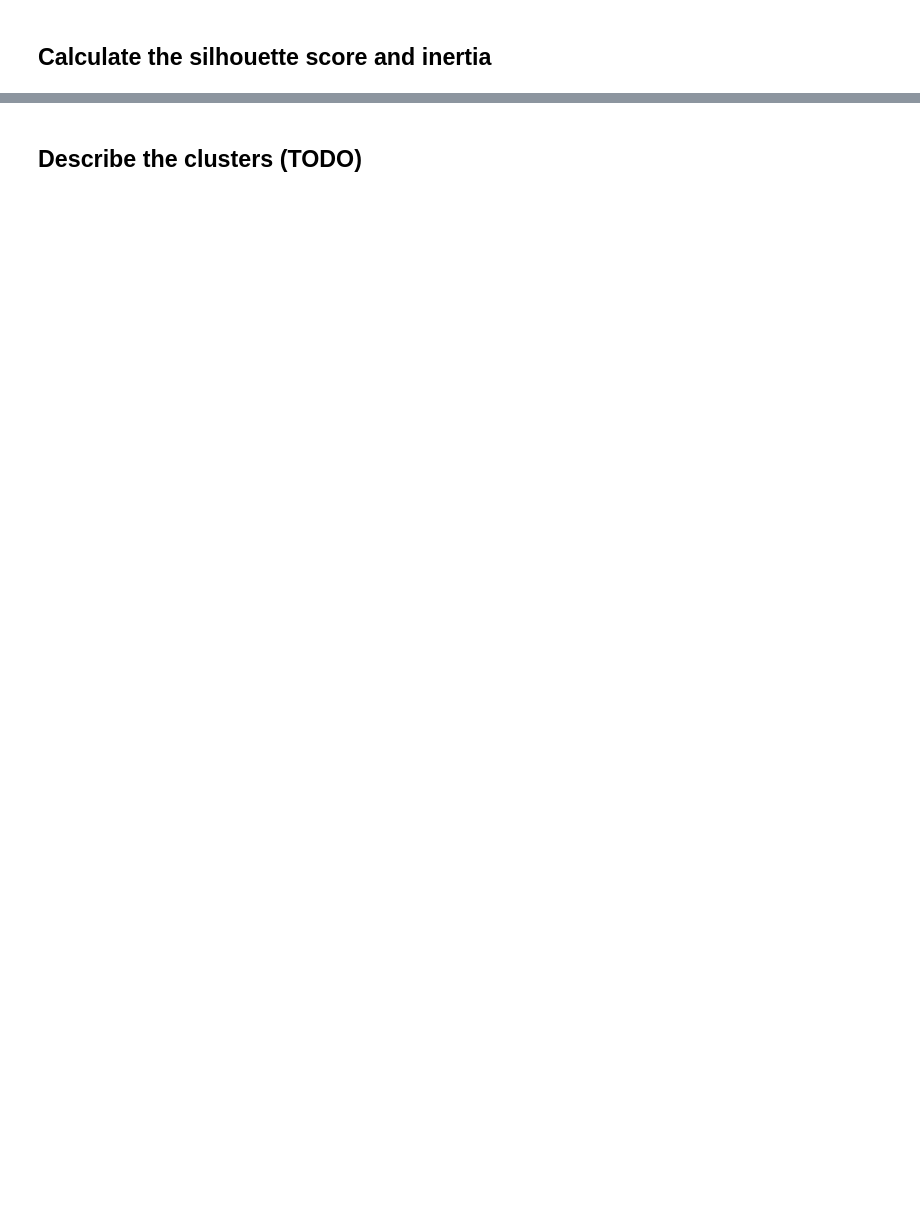
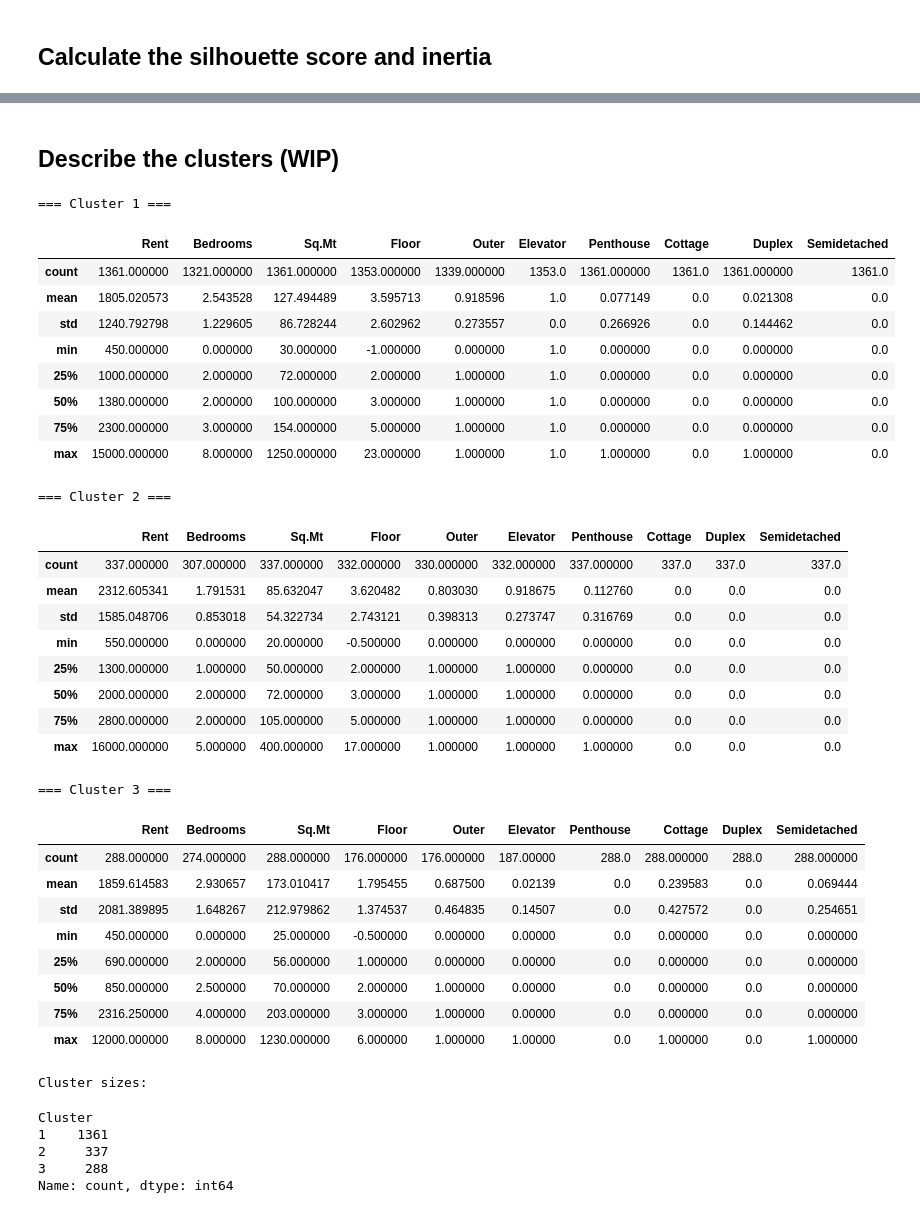
Before and after one commit to luisguareschi/group-project-ml-1, a Jupyter notebook: segmentation-lg.ipynb, the cells around one changed output, grey strips where cells are left out. Cells and saved outputs as stored; diff of their text form; code cells hidden in the pictures; blank space fills up the shorter version.

```diff
--- a/segmentation-lg.ipynb
+++ b/segmentation-lg.ipynb
@@ -263,2 +264,53 @@ Inertia: 787.315
 # %% [markdown]
-## Describe the clusters (TODO)
+## Describe the clusters (WIP)
+# %%
+# Describe each cluster group by showing summary statistics for each cluster
+
+# List of columns to describe (excluding Id and Cluster)
+columns_to_describe = [col for col in df_original.columns if col not in ['Id', 'Cluster']]
+
+# Group by cluster and describe
+for cluster_num in sorted(df_original['Cluster'].unique()):
+    print(f"\n=== Cluster {cluster_num} ===")
+    display(df_original[df_original['Cluster'] == cluster_num][columns_to_describe].describe())
+
+# Optionally, show the count of rows per cluster again for reference
+print("\nCluster sizes:")
+display(df_original['Cluster'].value_counts().sort_index())
+# %% [output]
+=== Cluster 1 ===
+|  | Rent | Bedrooms | Sq.Mt | Floor | Outer | Elevator | Penthouse | Cottage | Duplex | Semidetached |
+| count | 1361.000000 | 1321.000000 | 1361.000000 | 1353.000000 | 1339.000000 | 1353.0 | 1361.000000 | 1361.0 | 1361.000000 | 1361.0 |
+| mean | 1805.020573 | 2.543528 | 127.494489 | 3.595713 | 0.918596 | 1.0 | 0.077149 | 0.0 | 0.021308 | 0.0 |
+| std | 1240.792798 | 1.229605 | 86.728244 | 2.602962 | 0.273557 | 0.0 | 0.266926 | 0.0 | 0.144462 | 0.0 |
+| min | 450.000000 | 0.000000 | 30.000000 | -1.000000 | 0.000000 | 1.0 | 0.000000 | 0.0 | 0.000000 | 0.0 |
+| 25% | 1000.000000 | 2.000000 | 72.000000 | 2.000000 | 1.000000 | 1.0 | 0.000000 | 0.0 | 0.000000 | 0.0 |
+| 50% | 1380.000000 | 2.000000 | 100.000000 | 3.000000 | 1.000000 | 1.0 | 0.000000 | 0.0 | 0.000000 | 0.0 |
+| 75% | 2300.000000 | 3.000000 | 154.000000 | 5.000000 | 1.000000 | 1.0 | 0.000000 | 0.0 | 0.000000 | 0.0 |
+| max | 15000.000000 | 8.000000 | 1250.000000 | 23.000000 | 1.000000 | 1.0 | 1.000000 | 0.0 | 1.000000 | 0.0 |
+=== Cluster 2 ===
+|  | Rent | Bedrooms | Sq.Mt | Floor | Outer | Elevator | Penthouse | Cottage | Duplex | Semidetached |
+| count | 337.000000 | 307.000000 | 337.000000 | 332.000000 | 330.000000 | 332.000000 | 337.000000 | 337.0 | 337.0 | 337.0 |
+| mean | 2312.605341 | 1.791531 | 85.632047 | 3.620482 | 0.803030 | 0.918675 | 0.112760 | 0.0 | 0.0 | 0.0 |
+| std | 1585.048706 | 0.853018 | 54.322734 | 2.743121 | 0.398313 | 0.273747 | 0.316769 | 0.0 | 0.0 | 0.0 |
+| min | 550.000000 | 0.000000 | 20.000000 | -0.500000 | 0.000000 | 0.000000 | 0.000000 | 0.0 | 0.0 | 0.0 |
+| 25% | 1300.000000 | 1.000000 | 50.000000 | 2.000000 | 1.000000 | 1.000000 | 0.000000 | 0.0 | 0.0 | 0.0 |
+| 50% | 2000.000000 | 2.000000 | 72.000000 | 3.000000 | 1.000000 | 1.000000 | 0.000000 | 0.0 | 0.0 | 0.0 |
+| 75% | 2800.000000 | 2.000000 | 105.000000 | 5.000000 | 1.000000 | 1.000000 | 0.000000 | 0.0 | 0.0 | 0.0 |
+| max | 16000.000000 | 5.000000 | 400.000000 | 17.000000 | 1.000000 | 1.000000 | 1.000000 | 0.0 | 0.0 | 0.0 |
+=== Cluster 3 ===
+|  | Rent | Bedrooms | Sq.Mt | Floor | Outer | Elevator | Penthouse | Cottage | Duplex | Semidetached |
+| count | 288.000000 | 274.000000 | 288.000000 | 176.000000 | 176.000000 | 187.00000 | 288.0 | 288.000000 | 288.0 | 288.000000 |
+| mean | 1859.614583 | 2.930657 | 173.010417 | 1.795455 | 0.687500 | 0.02139 | 0.0 | 0.239583 | 0.0 | 0.069444 |
+| std | 2081.389895 | 1.648267 | 212.979862 | 1.374537 | 0.464835 | 0.14507 | 0.0 | 0.427572 | 0.0 | 0.254651 |
+| min | 450.000000 | 0.000000 | 25.000000 | -0.500000 | 0.000000 | 0.00000 | 0.0 | 0.000000 | 0.0 | 0.000000 |
+| 25% | 690.000000 | 2.000000 | 56.000000 | 1.000000 | 0.000000 | 0.00000 | 0.0 | 0.000000 | 0.0 | 0.000000 |
+| 50% | 850.000000 | 2.500000 | 70.000000 | 2.000000 | 1.000000 | 0.00000 | 0.0 | 0.000000 | 0.0 | 0.000000 |
+| 75% | 2316.250000 | 4.000000 | 203.000000 | 3.000000 | 1.000000 | 0.00000 | 0.0 | 0.000000 | 0.0 | 0.000000 |
+| max | 12000.000000 | 8.000000 | 1230.000000 | 6.000000 | 1.000000 | 1.00000 | 0.0 | 1.000000 | 0.0 | 1.000000 |
+Cluster sizes:
+Cluster
+1    1361
+2     337
+3     288
+Name: count, dtype: int64
```
Also changed, not shown: parts of 3 cells of this notebook.
